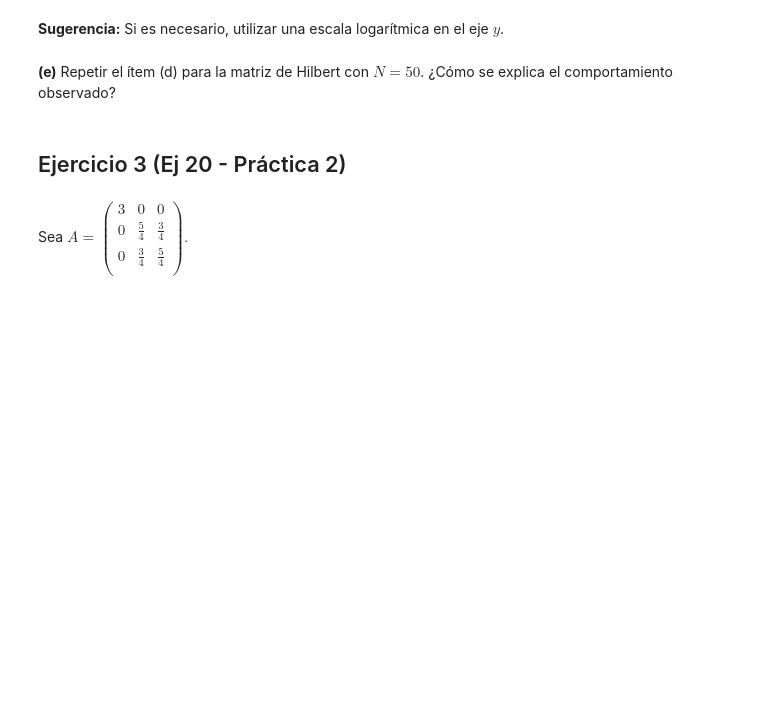
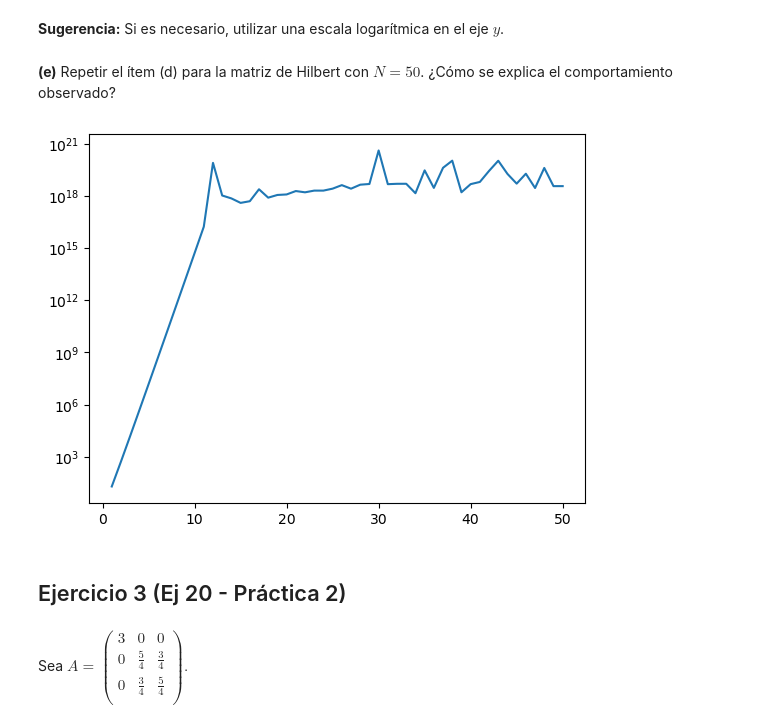
Before and after one commit to SoutoSebastian/ALC, a Jupyter notebook: labo04_nro_de_condicion(1).ipynb, the cells around one changed output. Saved outputs shown, nothing was run; the diff lists cells and outputs as text; code cells hidden in the pictures; blank space fills up the shorter version.

```diff
--- a/labo04_nro_de_condicion(1).ipynb
+++ b/labo04_nro_de_condicion(1).ipynb
@@ -156,3 +210,14 @@ plt.show()
+# %%
+Hn= matriz_H(50)
+x= np.arange(1,51)
+y= vector_condicion(Hn, 50)
+plt.figure()
+plt.plot(x, y)
+plt.yscale('log')
+
+plt.show()
+# %% [output]
+[figure, added]
 # %% [markdown]
 ## Ejercicio 3 (Ej 20 - Práctica 2)
 # %% [markdown]
```
Also changed, not shown: parts of 16 cells of this notebook, 1 other file.
